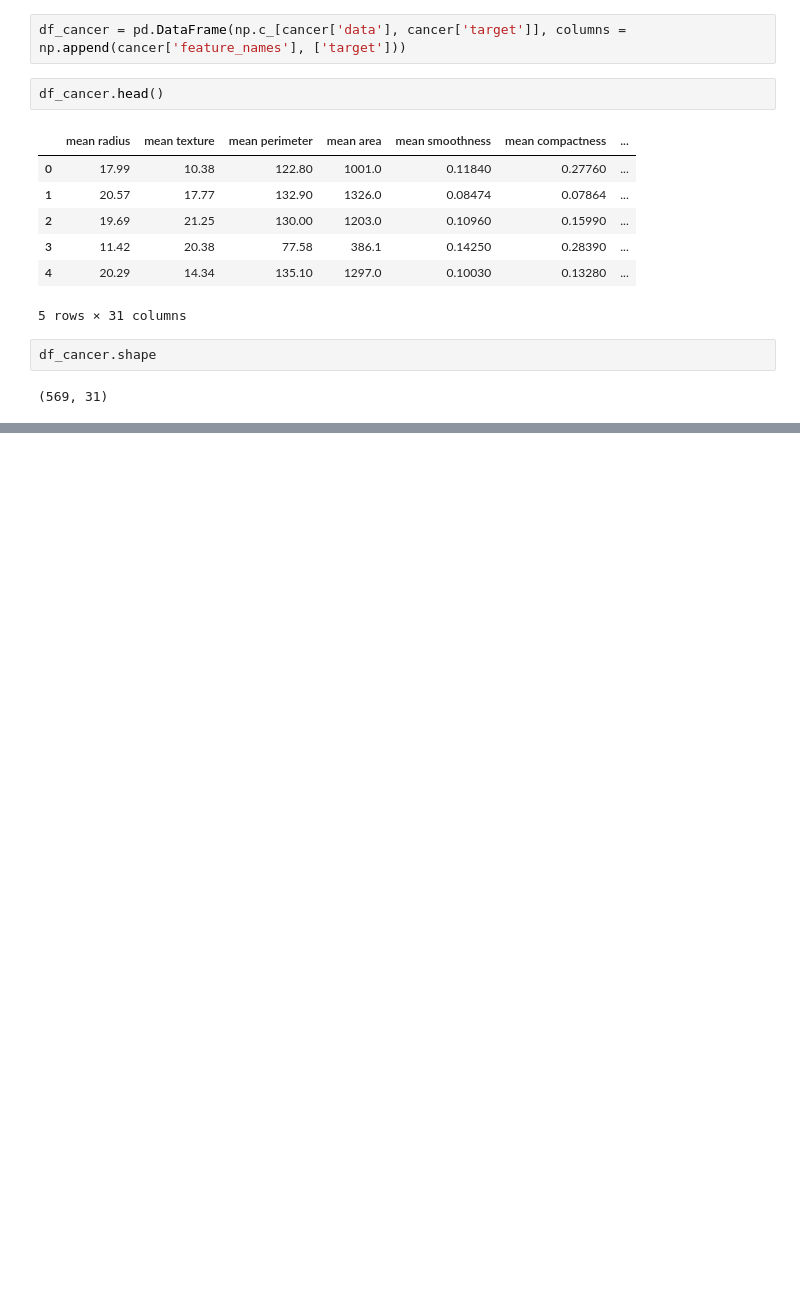
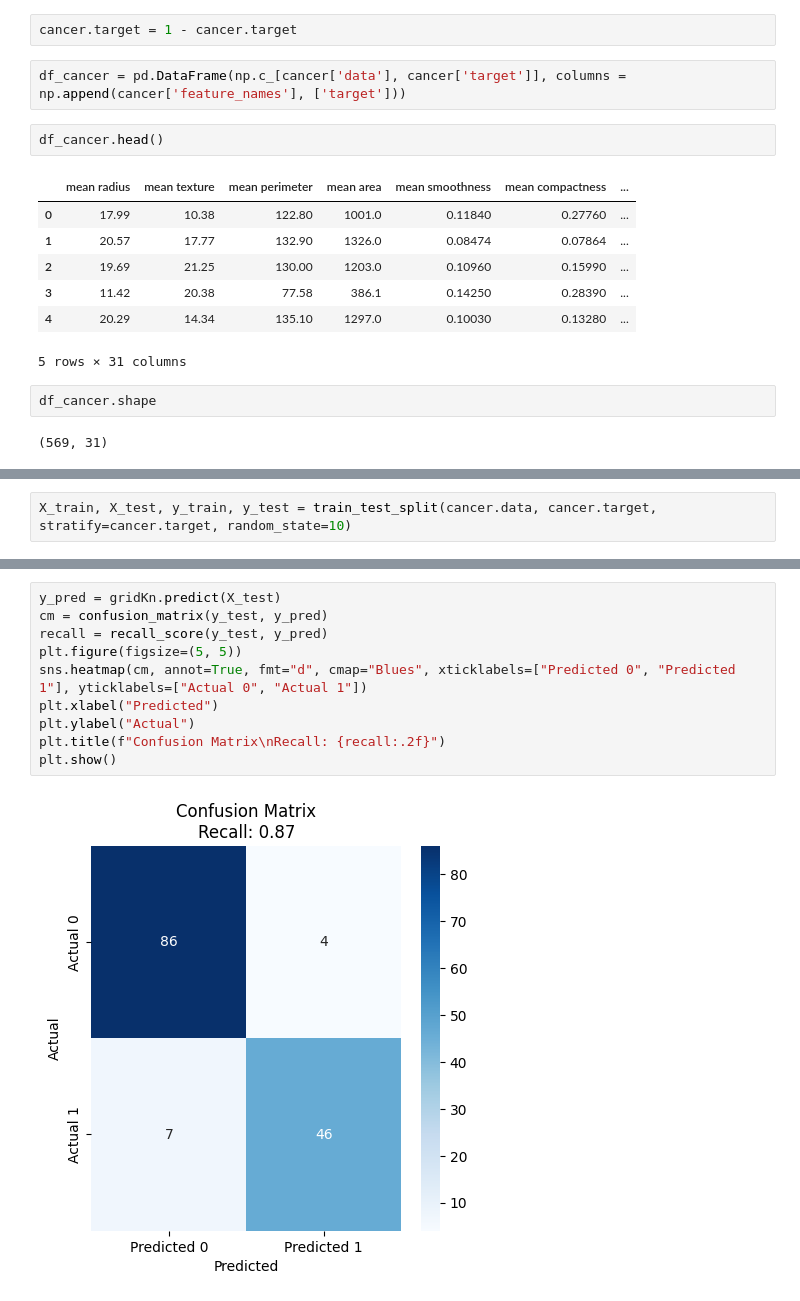
Before and after one commit to LeoBello00/jbook_ml202330, a Jupyter notebook: docs/notebooks.ipynb, the cells around one changed output, grey strips where cells are left out. Saved outputs shown, nothing was run; the diff lists cells and outputs as text; blank space fills up the shorter version.

```diff
--- a/docs/notebooks.ipynb
+++ b/docs/notebooks.ipynb
@@ -19,3 +17,5 @@ please provide us feedback at https://github.com/pandas-dev/pandas/issues/54466
+# %%
+cancer.target = 1 - cancer.target
 # %%
 df_cancer = pd.DataFrame(np.c_[cancer['data'], cancer['target']], columns = np.append(cancer['feature_names'], ['target']))
 # %%
@@ -34,0 +84,2 @@ df_cancer.shape
+# %%
+X_train, X_test, y_train, y_test = train_test_split(cancer.data, cancer.target, stratify=cancer.target, random_state=10)
@@ -34,0 +271,12 @@ df_cancer.shape
+# %%
+y_pred = gridKn.predict(X_test)
+cm = confusion_matrix(y_test, y_pred)
+recall = recall_score(y_test, y_pred)
+plt.figure(figsize=(5, 5))
+sns.heatmap(cm, annot=True, fmt="d", cmap="Blues", xticklabels=["Predicted 0", "Predicted 1"], yticklabels=["Actual 0", "Actual 1"])
+plt.xlabel("Predicted")
+plt.ylabel("Actual")
+plt.title(f"Confusion Matrix\nRecall: {recall:.2f}")
+plt.show()
+# %% [output]
+[figure, added]
```
Also changed, not shown: parts of 31 cells of this notebook.
